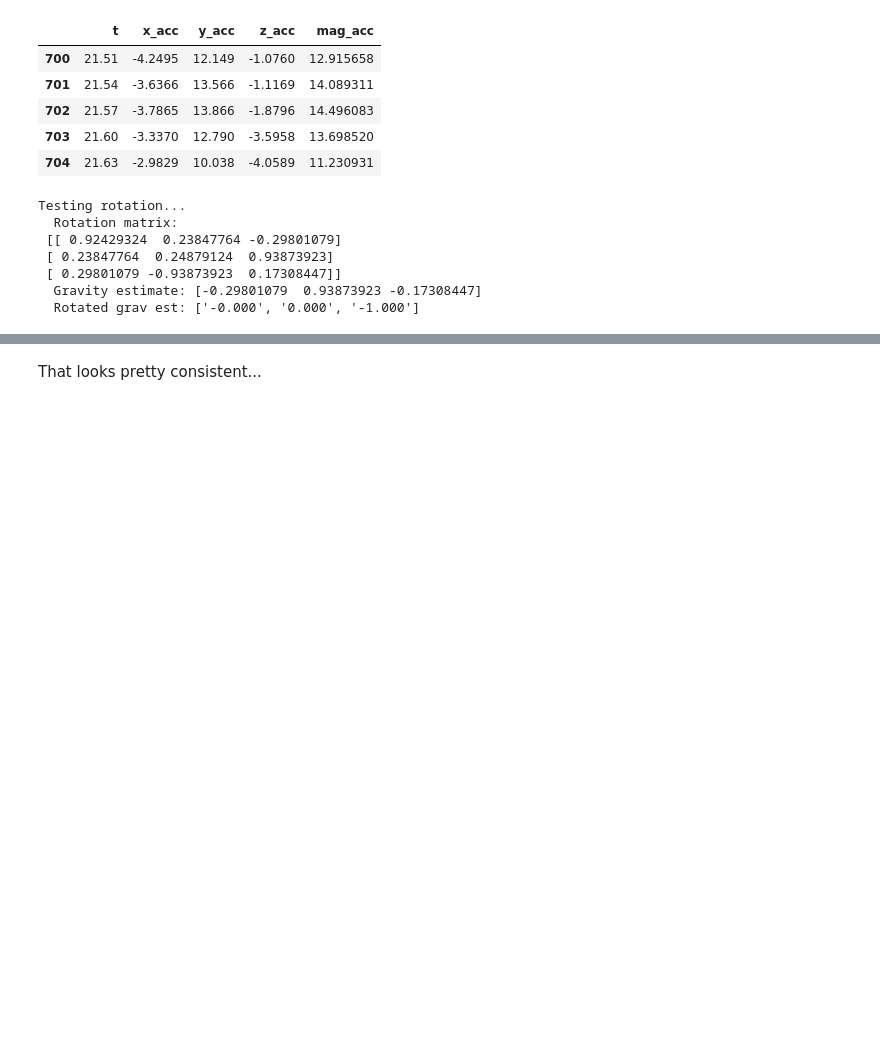
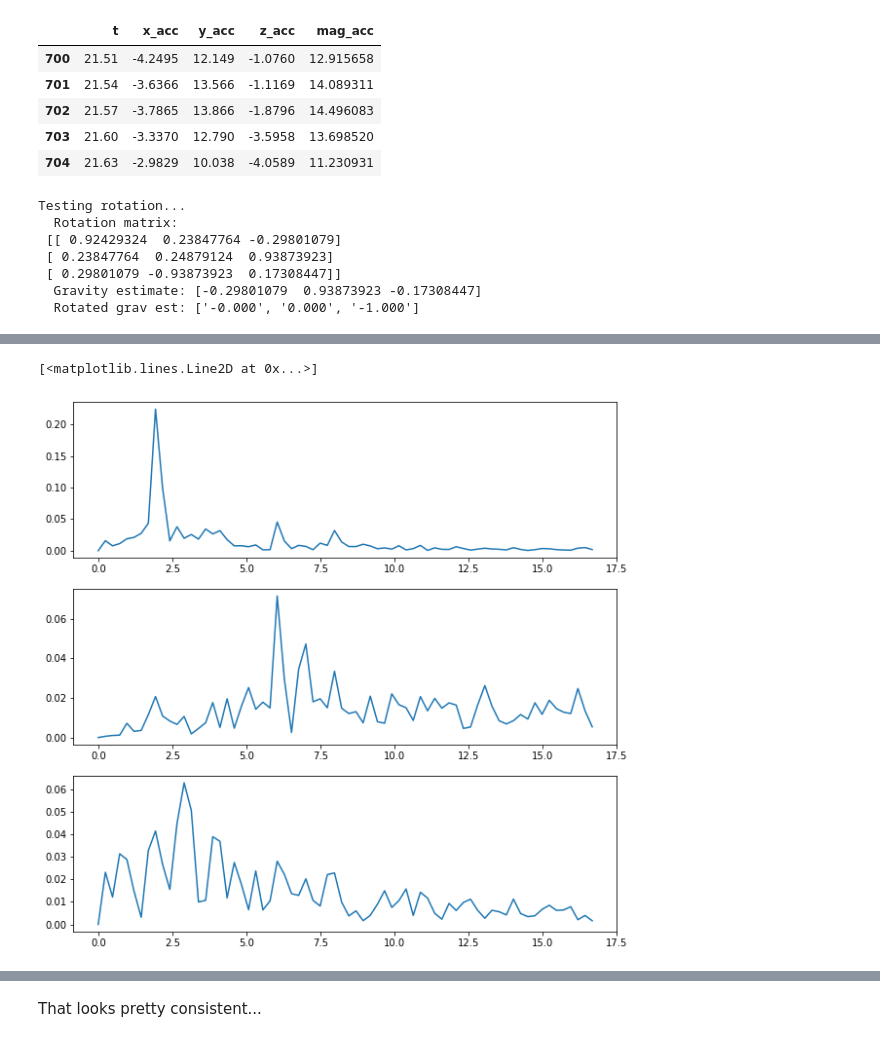
Before and after one commit to etotheipi/accelerometer_signal_proc, a Jupyter notebook: accel_3d_training.ipynb, the cells around one changed output, grey strips where cells are left out. Drawn from its saved outputs; the diff is of its cells as text; code cells hidden in the pictures; blank space fills up the shorter version.

```diff
--- a/accel_3d_training.ipynb
+++ b/accel_3d_training.ipynb
@@ -163 +164,46 @@ valid_windows_by_user[0][0].head()
+# %%
+def angle_periodogram(angle_diffs, dt_resample, pow_exponent=0.5):
+    fs, fpow = scipy.signal.periodogram(angle_diffs, 1/dt_resample)
+    fpow = fpow ** pow_exponent
+    fpow_norm = fpow / np.sum(fpow)
+    return fs, fpow_norm
+
+def convert_subj_df_to_three_periodograms(subj_window_df, resample_dt):
+    fs, mag_per = AccelUtils.compute_periodogram(subj_window_df,
+                                                 resample_dt,
+                                                 max_resample_pts)
+
+    _, x_resampled = AccelUtils.resample_and_truncate(subj_window_df,
+                                                      resample_dt,
+                                                      max_resample_pts,
+                                                      col='x_acc')
+    _, y_resampled = AccelUtils.resample_and_truncate(subj_window_df,
+                                                      resample_dt,
+                                                      max_resample_pts,
+                                                      col='y_acc')
+    t, z_resampled = AccelUtils.resample_and_truncate(subj_window_df,
+                                                      resample_dt,
+                                                      max_resample_pts,
+                                                      col='z_acc')
+
+    resampled_df = pd.DataFrame.from_records(
+        zip(t, x_resampled, y_resampled, z_resampled),
+        columns=['t', 'x_acc', 'y_acc', 'z_acc'])
+
+    align_window_acc_to_gravity(resampled_df, with_norm=True)
+    dlat_seq = compute_first_order_latitudes(resampled_df)
+    dlon_seq = compute_first_order_longitudes(resampled_df)
+    fs, dlat_per = angle_periodogram(dlat_seq, params['resample_dt'])
+    fs, dlon_per = angle_periodogram(dlon_seq, params['resample_dt'])
+    return fs, mag_per, dlat_per, dlon_per, resampled_df
+
+fs, mag_per, lat, lon, redf = convert_subj_df_to_three_periodograms(
+    test_window, params['resample_dt'])
+fig,axs = plt.subplots(3, 1, figsize=(10, 10))
+axs[0].plot(fs, mag_per)
+axs[1].plot(fs, lat)
+axs[2].plot(fs, lon)
+# %% [output]
+[<matplotlib.lines.Line2D at 0x...>]
+[figure, added]
 # %%
```
Also changed, not shown: parts of 31 cells of this notebook, 12 other files.
